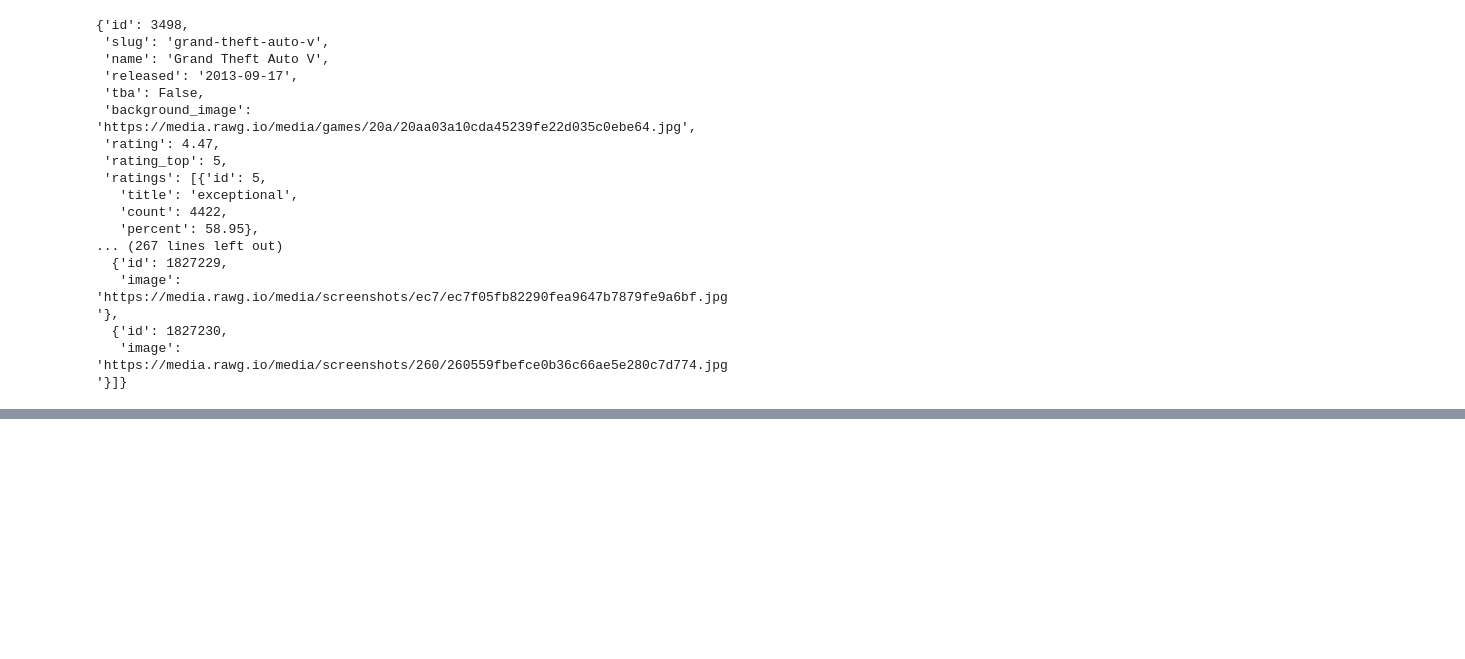
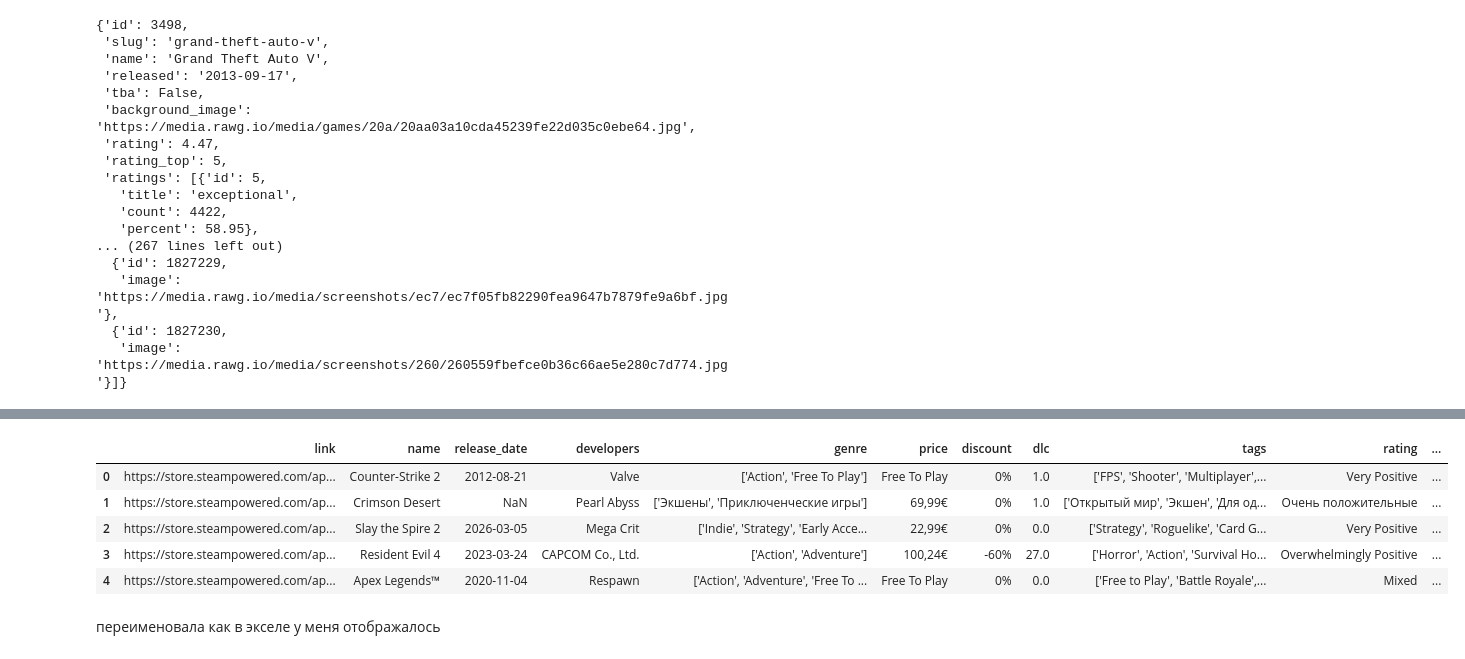
Before and after one commit to zolzayada/GP3_cool, a Jupyter notebook: апи_гп3КУЛ.ipynb, the cells around one changed output, grey strips where cells are left out. Drawn from its saved outputs; the diff is of its cells as text; code cells hidden in the pictures; blank space fills up the shorter version.

```diff
--- a/апи_гп3КУЛ.ipynb
+++ b/апи_гп3КУЛ.ipynb
@@ -94,0 +109,3 @@ df
+# %%
+df_s = pd.read_csv('games5.csv')
+df_s
@@ -94,0 +126,12 @@ df
+# %%
+df_s.columns = ['link', 'name', 'release_date', 'developers', 'genre', 'price', 'discount', 'dlc', 'tags', 'rating', 'reviews_count', 'recent_rating', 'recent_reviews_count']
+df_s.head()
+# %% [output]
+|  | link | name | release_date | developers | genre | price | discount | dlc | tags | rating | ... |
+| 0 | https://store.steampowered.com/ap... | Counter-Strike 2 | 2012-08-21 | Valve | ['Action', 'Free To Play'] | Free To Play | 0% | 1.0 | ['FPS', 'Shooter', 'Multiplayer',... | Very Positive | ... |
+| 1 | https://store.steampowered.com/ap... | Crimson Desert | NaN | Pearl Abyss | ['Экшены', 'Приключенческие игры'] | 69,99€ | 0% | 1.0 | ['Открытый мир', 'Экшен', 'Для од... | Очень положительные | ... |
+| 2 | https://store.steampowered.com/ap... | Slay the Spire 2 | 2026-03-05 | Mega Crit | ['Indie', 'Strategy', 'Early Acce... | 22,99€ | 0% | 0.0 | ['Strategy', 'Roguelike', 'Card G... | Very Positive | ... |
+| 3 | https://store.steampowered.com/ap... | Resident Evil 4 | 2023-03-24 | CAPCOM Co., Ltd. | ['Action', 'Adventure'] | 100,24€ | -60% | 27.0 | ['Horror', 'Action', 'Survival Ho... | Overwhelmingly Positive | ... |
+| 4 | https://store.steampowered.com/ap... | Apex Legends™ | 2020-11-04 | Respawn | ['Action', 'Adventure', 'Free To ... | Free To Play | 0% | 0.0 | ['Free to Play', 'Battle Royale',... | Mixed | ... |
+# %% [markdown]
+переименовала как в экселе у меня отображалось
```
Also changed, not shown: parts of 5 cells of this notebook.
